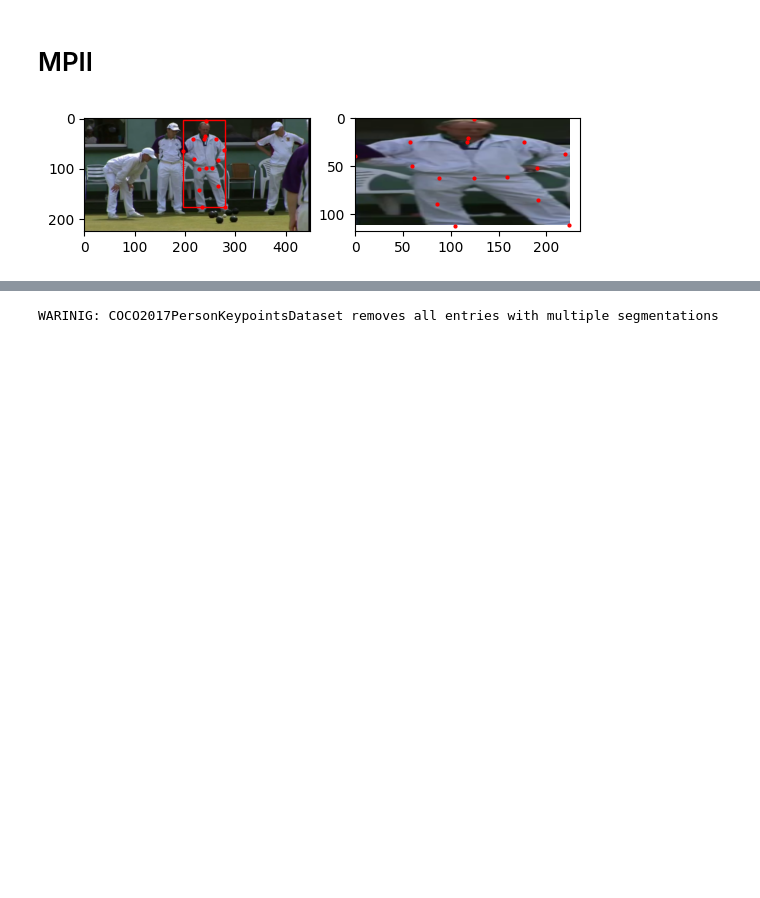
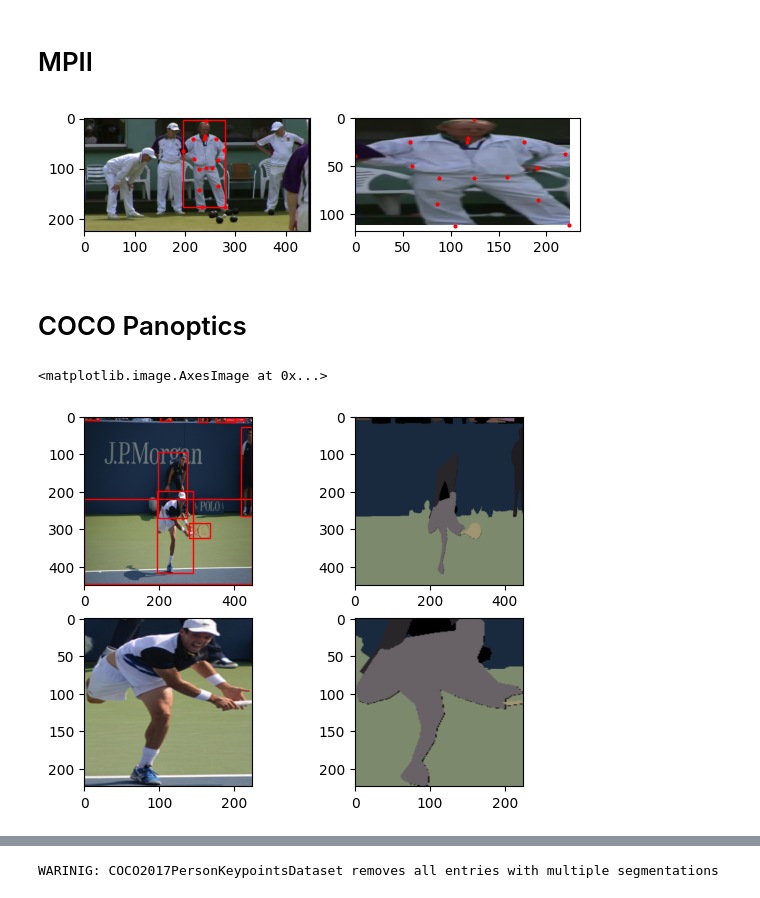
Before and after one commit to freya-aino/motion-capture, a Jupyter notebook: dataloader_test.ipynb, the cells around one changed output, grey strips where cells are left out. Cells and saved outputs as stored; diff of their text form; code cells hidden in the pictures; blank space fills up the shorter version.

```diff
--- a/dataloader_test.ipynb
+++ b/dataloader_test.ipynb
@@ -201,3 +203,5 @@ for dp in mpii_dataset[test_i]["localKeypoints"]:
 plt.show()
 # %% [output]
 [figure]
+# %% [markdown]
+# COCO Panoptics
@@ -203,0 +317,28 @@ plt.show()
+# %%
+test_i = 8
+
+_, ax = plt.subplots(2, 2)
+
+# plot full image and bounding box
+ax[0, 0].imshow(coco_panoptic_dataset[test_i]["image"].permute(1,2,0).byte().numpy())
+for bbox in coco_panoptic_dataset[test_i]["bboxes"]:
+    x, y = bbox[0]
+    w, h = bbox[1]
+    ax[0, 0].add_patch(
+        patches.Rectangle(
+            (x-w, y-h),
+            w*2, h*2,
+            linewidth=1,
+            edgecolor="red",
+            facecolor="none"))
+
+# plot segmentation mask
+ax[0, 1].imshow(coco_panoptic_dataset[test_i]["segmentationMask"].permute(1,2,0).byte().numpy())
+
+# plot instance images
+instance_i = 2
+ax[1, 0].imshow(coco_panoptic_dataset[test_i]["instanceImages"][instance_i].permute(1,2,0).byte().numpy())
+ax[1, 1].imshow(coco_panoptic_dataset[test_i]["instanceMaskImages"][instance_i].permute(1,2,0).byte().numpy())
+# %% [output]
+<matplotlib.image.AxesImage at 0x...>
+[figure, added]
```
Also changed, not shown: parts of 13 cells of this notebook, 1 other file.
